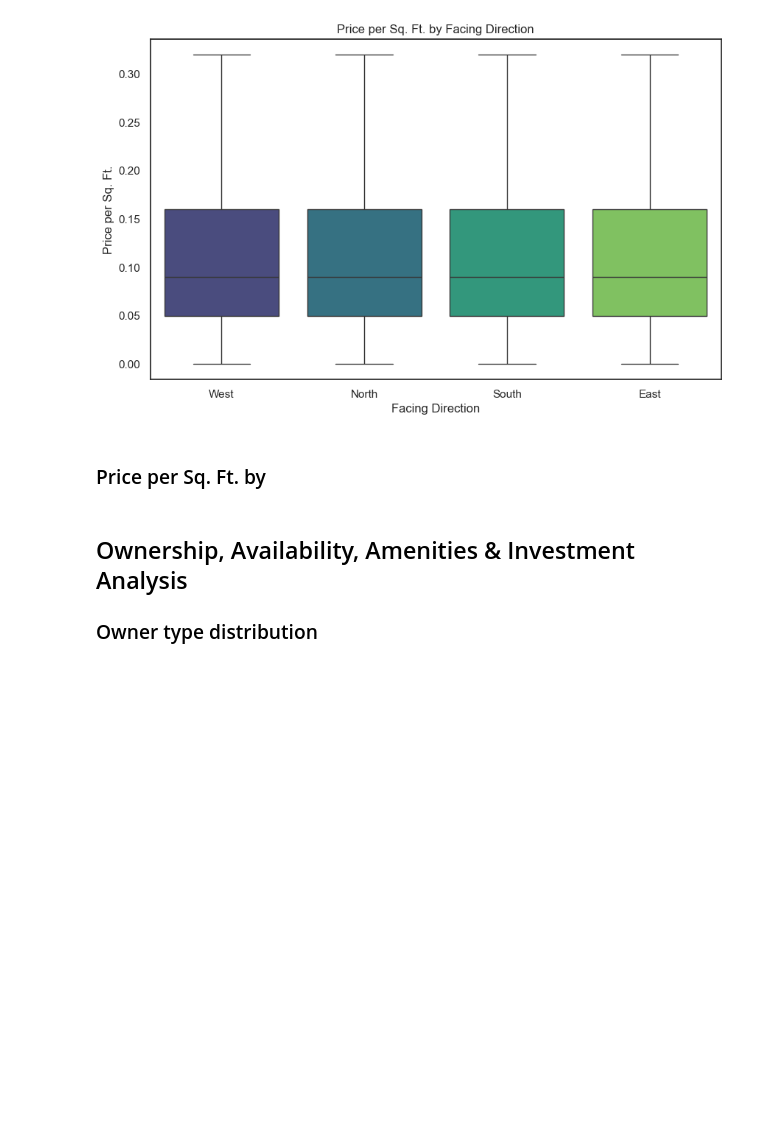
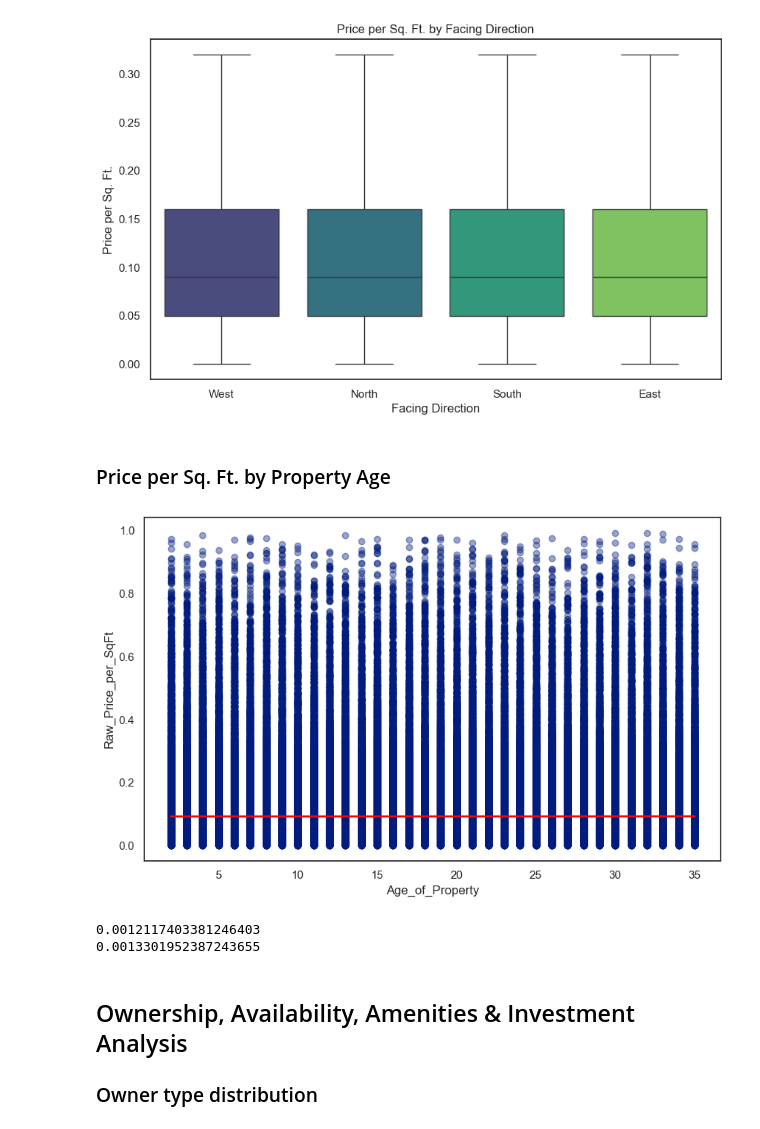
Before and after one commit to kiran86/realestate-advisor, a Jupyter notebook: notebooks/eda.ipynb, the cells around one changed output. Drawn from its saved outputs; the diff is of its cells as text; code cells hidden in the pictures; blank space fills up the shorter version.

```diff
--- a/notebooks/eda.ipynb
+++ b/notebooks/eda.ipynb
@@ -96,6 +96,8 @@ dtype: int64
 # %% [markdown]
 ### Observations
 The dataset contains 21 variables with a ID column for each observation and 2,50,000 total observations. The best part is the data is clean. There is no blank or null values and values are formatted also, hence we can leave aside the cleaning part.
+# %%
+df["Raw_Price_per_SqFt"] = df["Price_in_Lakhs"].div(df["Size_in_SqFt"])
 # %% [markdown]
 ## Univariate Analysis
 ### Price distribution
@@ -351,7 +353,23 @@ plt.show()
 # %% [output]
 [figure]
 # %% [markdown]
-### Price per Sq. Ft. by
+### Price per Sq. Ft. by Property Age
+# %%
+plt.figure(figsize=(10,6))
+sns.regplot(
+    data=df,
+    x="Age_of_Property",
+    y="Raw_Price_per_SqFt",
+    lowess=True,
+    scatter_kws={'alpha':0.4},
+    line_kws={'color':'red', 'lw':2}
+)
+
+plt.show()
+# %% [output]
+[figure, added]
+0.0012117403381246403
+0.0013301952387243655
 # %% [markdown]
 ## Ownership, Availability, Amenities & Investment Analysis
 ### Owner type distribution
```
Also changed, not shown: parts of 1 cell of this notebook, 2 other files.
